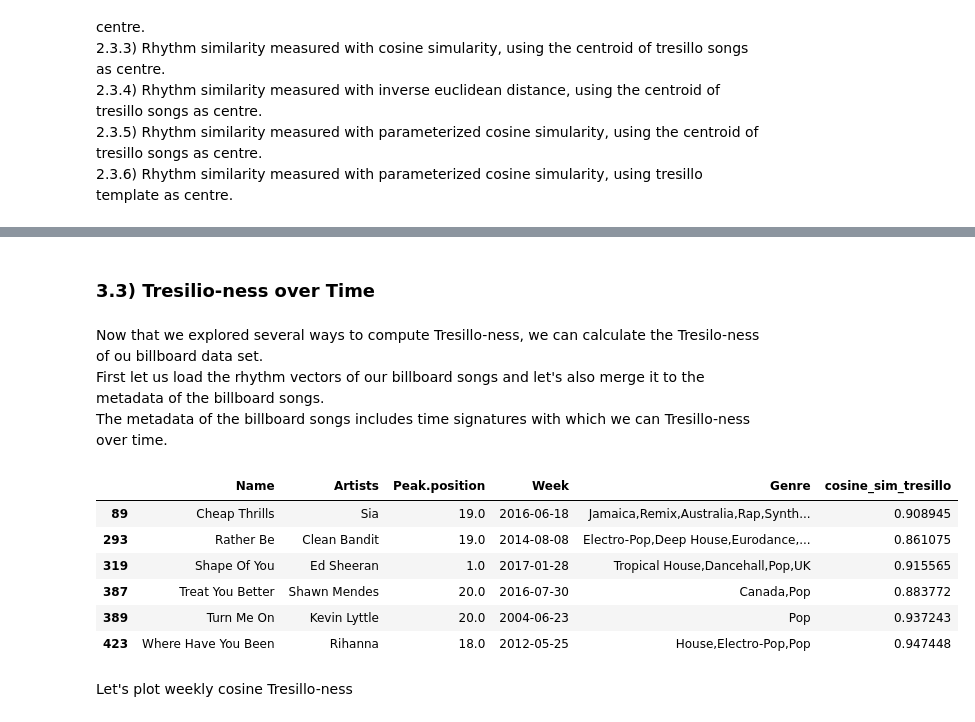
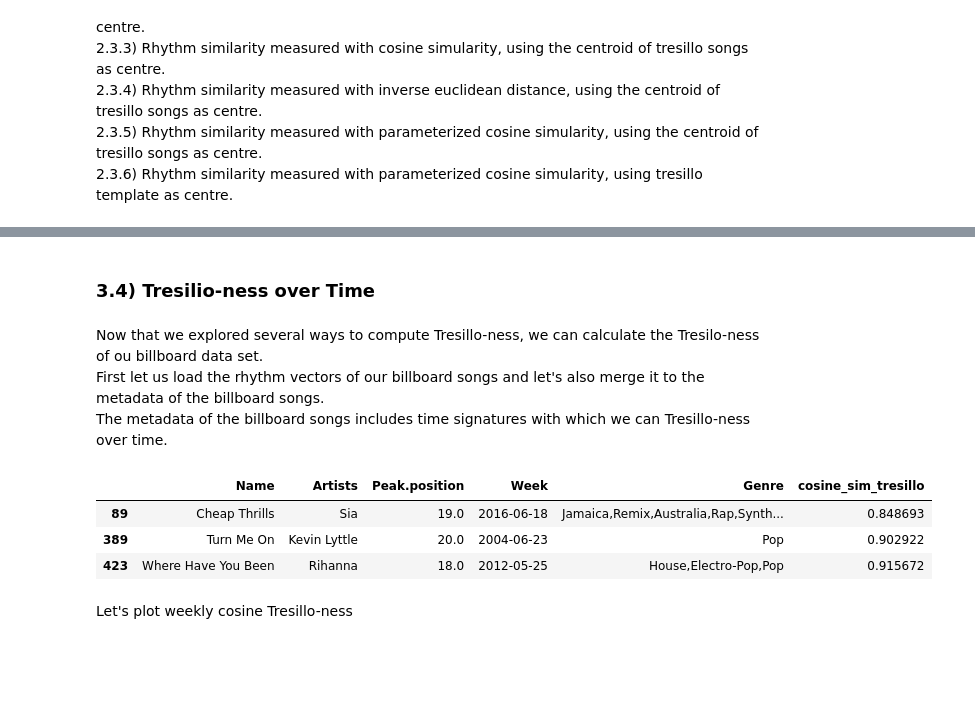
Before and after one commit to pushkarjajoria/Tresillo, a Jupyter notebook: src/milestone_3_sugessted_structure.ipynb, the cells around one changed output, grey strips where cells are left out. Cells and saved outputs as stored; diff of their text form; code cells hidden in the pictures; blank space fills up the shorter version.

```diff
--- a/src/milestone_3_sugessted_structure.ipynb
+++ b/src/milestone_3_sugessted_structure.ipynb
@@ -38,10 +42,10 @@ In our project we would like to discuss the use of a rhythm, which we refer to a
 - We assume that a time sample of about 30 seconds is suitable to present the main rythm of a pop song. This assumptions is related to the difficultys of finding puplic available midi data for recent pop music. While we couldn't find a data source providing the midi data of the full songs, we managed to find midi data for shorter samples of the songs. The average sample length is 44.1 sec.
 # %%
 #Some numbers regarding our song length assumption, not adressed in the former notebooks
-list_midis = os.listdir(home_dir + r"/dataset/project_midi/billboard")
+list_midis = os.listdir(home_dir + r"dataset/project_midi/billboard")
 length_midis = []
 for el in list_midis:
-    midi_data = pretty_midi.PrettyMIDI(home_dir + "/dataset/project_midi/billboard" +'/'+el)
+    midi_data = pretty_midi.PrettyMIDI(home_dir + "dataset/project_midi/billboard" +'/'+el)
     length_midis.append(midi_data.get_end_time())
 
 average_midi_length = (sum(length_midis)/len(length_midis))
@@ -143,0 +300,14 @@ _NOTE: Both the datasets used to evaluate $S^*$ are from the validation/test set
+# %%
+def calc_cosine_sim(rythm_vectors, tresillo_vector, model):
+    rythm_vectors['cosine_sim_tresillo'] = model.similarity(rythm_vectors.to_numpy()[:,:16],tresillo_vector).cpu().detach().numpy()
+    return rythm_vectors
+
+def bootstrap_CI(data, nbr_draws):
+    means = np.zeros(nbr_draws)
+    data = np.array(data)
+
+    for n in range(nbr_draws):
+        indices = np.random.randint(0, len(data), len(data))
+        data_tmp = data[indices]
+        means[n] = np.nanmean(data_tmp)
+    return [np.nanpercentile(means, 2.5),np.nanpercentile(means, 97.5)]
@@ -578,14 +646,0 @@ The third function calculates the 2.5% and the 97.5% confidence intervals of the
-# %%
-def calc_cosine_sim(rythm_vectors, tresillo_vector):
-    rythm_vectors['cosine_sim_tresillo'] = model.similarity(rythm_vectors.loc[:,"0":"15"],tresillo_vector)
-    return rythm_vectors
-
-def bootstrap_CI(data, nbr_draws):
-    means = np.zeros(nbr_draws)
-    data = np.array(data)
-
-    for n in range(nbr_draws):
-        indices = np.random.randint(0, len(data), len(data))
-        data_tmp = data[indices]
-        means[n] = np.nanmean(data_tmp)
-    return [np.nanpercentile(means, 2.5),np.nanpercentile(means, 97.5)]
@@ -674,36 +647,33 @@ In general we can state that the cosine similarity methods seems to identify a c
 # %% [markdown]
-### 3.3) Tresilio-ness over Time
+### 3.4) Tresilio-ness over Time
 # %% [markdown]
 Now that we explored several ways to compute Tresillo-ness, we can calculate the Tresilo-ness of ou billboard data set.
 First let us load the rhythm vectors of our billboard songs and let's also merge it to the metadata of the billboard songs.
 The metadata of the billboard songs includes time signatures with which we can Tresillo-ness over time.
 # %%
-df_billboard = pd.read_csv(home_dir + '/dataset/rythm_vectors/rythm_vectors_billboard.csv')
-df_billboard_meta = pd.read_csv(home_dir + '/dataset/billboard_data_sets/billboard_1999-2019_unique_top_20_selection.csv')
+df_billboard = pd.read_csv(home_dir + 'dataset/rythm_vectors/rythm_vectors_billboard.csv')
+df_billboard_meta = pd.read_csv(home_dir + 'dataset/billboard_1999-2019_unique_top_20_selection.csv')
 
 #calculate cosine simularity
 df_billboard = collapse_normalize_vectors(df_billboard)
-df_billboard_sim = calc_cosine_sim(df_billboard, vector_vanilla_tresillo)
+df_billboard_sim = calc_cosine_sim(df_billboard, vector_vanilla_tresillo, model)
 
 #prepare for merge with meta data
 df_billboard_sim['song_artist'] = df_billboard_sim.index
 df_billboard_sim['song'] = df_billboard_sim.song_artist.apply(lambda x: x.split('_')[0])
 df_billboard_sim['artist'] = df_billboard_sim.song_artist.apply(lambda x: x.split('_')[1][:-1])
 df_billboard_sim = df_billboard_sim.drop(['song_artist'], axis=1)
 
 #merge data frames
 df_billboard_merged = df_billboard_sim.merge(df_billboard_meta, left_on=['song','artist'], right_on=['Name', 'Artists'], how='left')
-df_billboard_reduced = df_bilboard_merged[['Name', 'Artists', 'Peak.position', 'Week', 'Genre', 'cosine_sim_tresillo']]
+df_billboard_reduced = df_billboard_merged[['Name', 'Artists', 'Peak.position', 'Week', 'Genre', 'cosine_sim_tresillo']]
 #let's look at some songs with very high tresillo-ness
-df_billboard_reduced[df_billboard_reduced['cosine_sim_tresillo']>0.85]
+df_billboard_reduced[df_billboard_reduced['cosine_sim_tresillo']>0.80]
 # %% [output]
 |  | Name | Artists | Peak.position | Week | Genre | cosine_sim_tresillo |
-| 89 | Cheap Thrills | Sia | 19.0 | 2016-06-18 | Jamaica,Remix,Australia,Rap,Synth... | 0.908945 |
-| 293 | Rather Be | Clean Bandit | 19.0 | 2014-08-08 | Electro-Pop,Deep House,Eurodance,... | 0.861075 |
-| 319 | Shape Of You | Ed Sheeran | 1.0 | 2017-01-28 | Tropical House,Dancehall,Pop,UK | 0.915565 |
-| 387 | Treat You Better | Shawn Mendes | 20.0 | 2016-07-30 | Canada,Pop | 0.883772 |
-| 389 | Turn Me On | Kevin Lyttle | 20.0 | 2004-06-23 | Pop | 0.937243 |
-| 423 | Where Have You Been | Rihanna | 18.0 | 2012-05-25 | House,Electro-Pop,Pop | 0.947448 |
+| 89 | Cheap Thrills | Sia | 19.0 | 2016-06-18 | Jamaica,Remix,Australia,Rap,Synth... | 0.848693 |
+| 389 | Turn Me On | Kevin Lyttle | 20.0 | 2004-06-23 | Pop | 0.902922 |
+| 423 | Where Have You Been | Rihanna | 18.0 | 2012-05-25 | House,Electro-Pop,Pop | 0.915672 |
 # %% [markdown]
 Let's plot weekly cosine Tresillo-ness
 # %%
```
Also changed, not shown: parts of 73 cells of this notebook, 5 other files.
